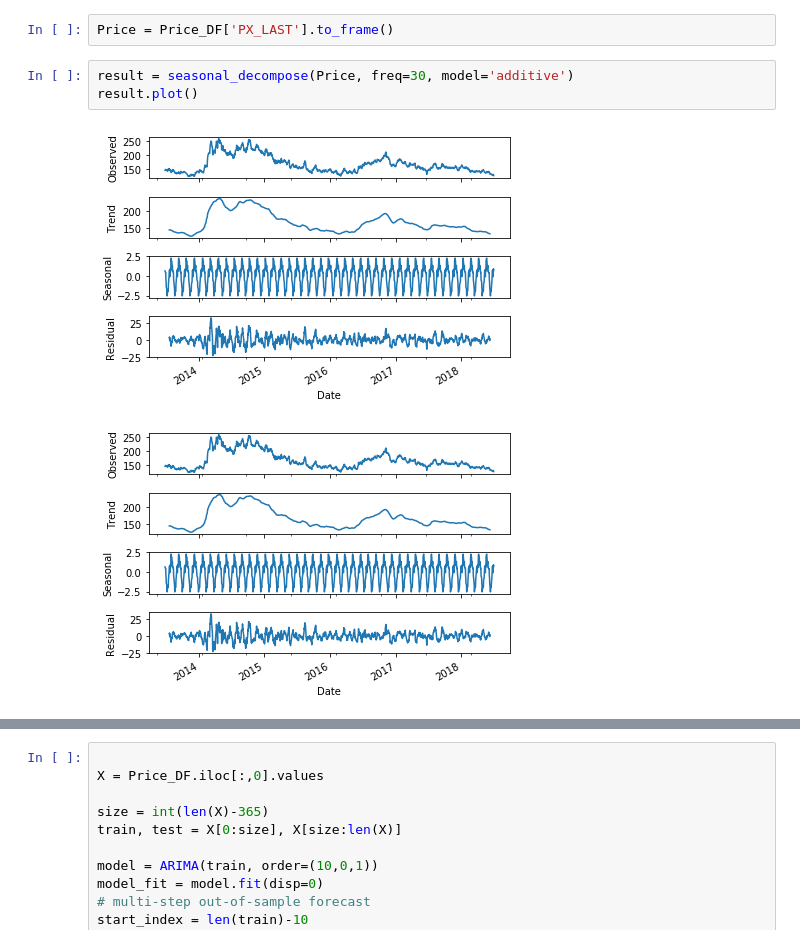
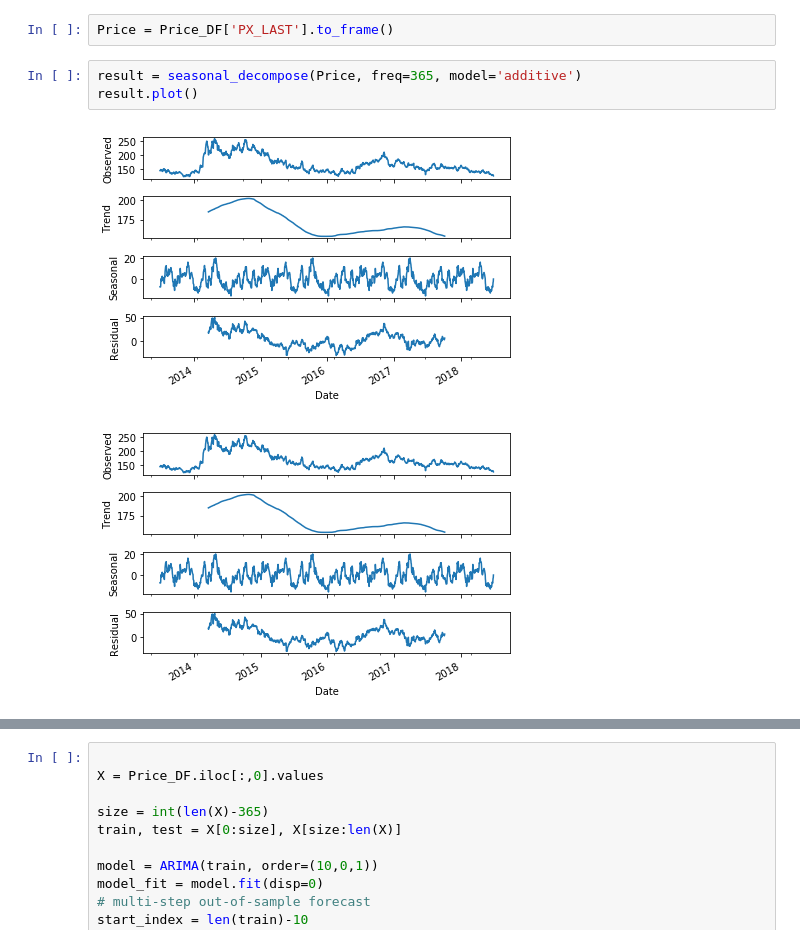
Before and after one commit to jgroth1/Project_1_Coffee_Price_Predictors, a Jupyter notebook: Analysis/Regression_Analysis.ipynb, the cells around one changed output, grey strips where cells are left out. Drawn from its saved outputs; the diff is of its cells as text.

```diff
--- a/Analysis/Regression_Analysis.ipynb
+++ b/Analysis/Regression_Analysis.ipynb
@@ -177,11 +177,11 @@ Price_DF.set_index('Date', inplace=True)
 # %%
 Price = Price_DF['PX_LAST'].to_frame()
 # %%
-result = seasonal_decompose(Price, freq=30, model='additive')
+result = seasonal_decompose(Price, freq=365, model='additive')
 result.plot()
 # %% [output]
-[figure, old version]
+[figure, new version]
-[figure, old version]
+[figure, new version]
 # %%
 
 model = ARIMA(Price_DF.iloc[:,1], order=(10,1,1))
```
Also changed, not shown: parts of 9 cells of this notebook, 5 other files.
